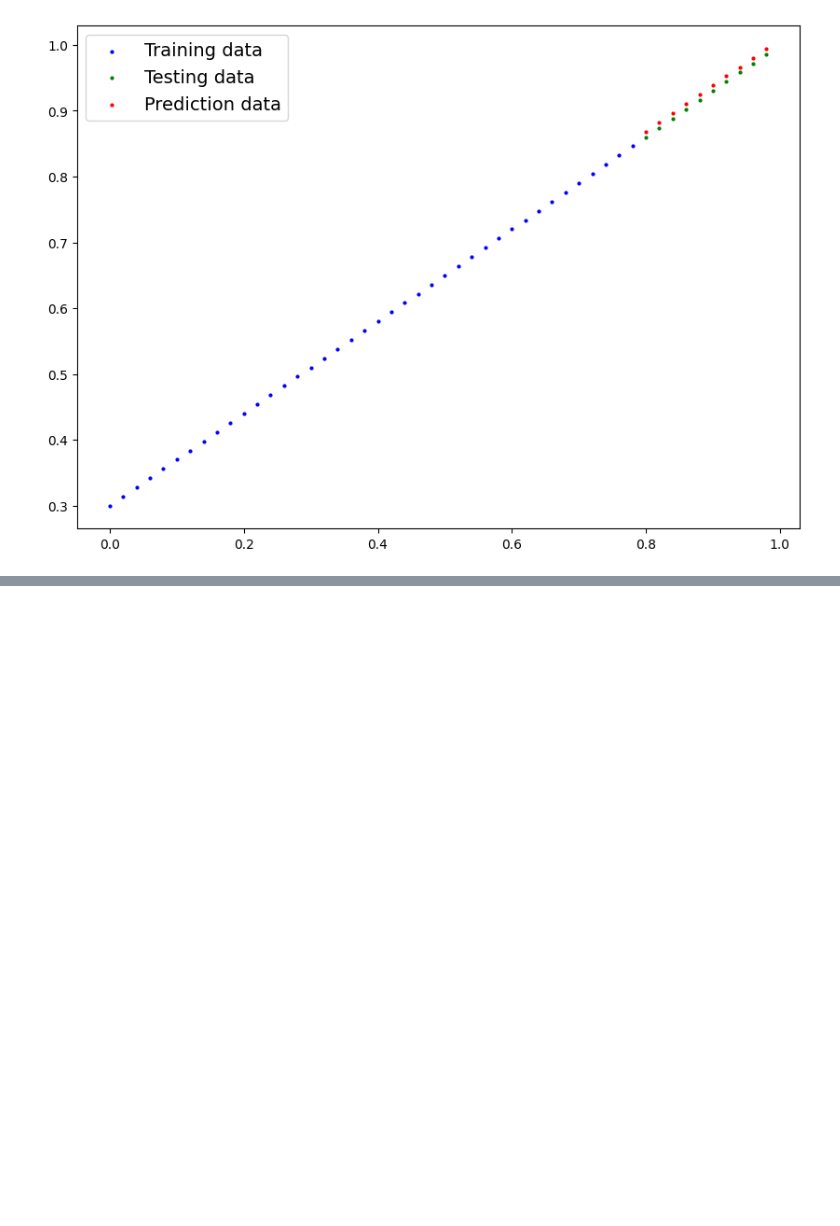
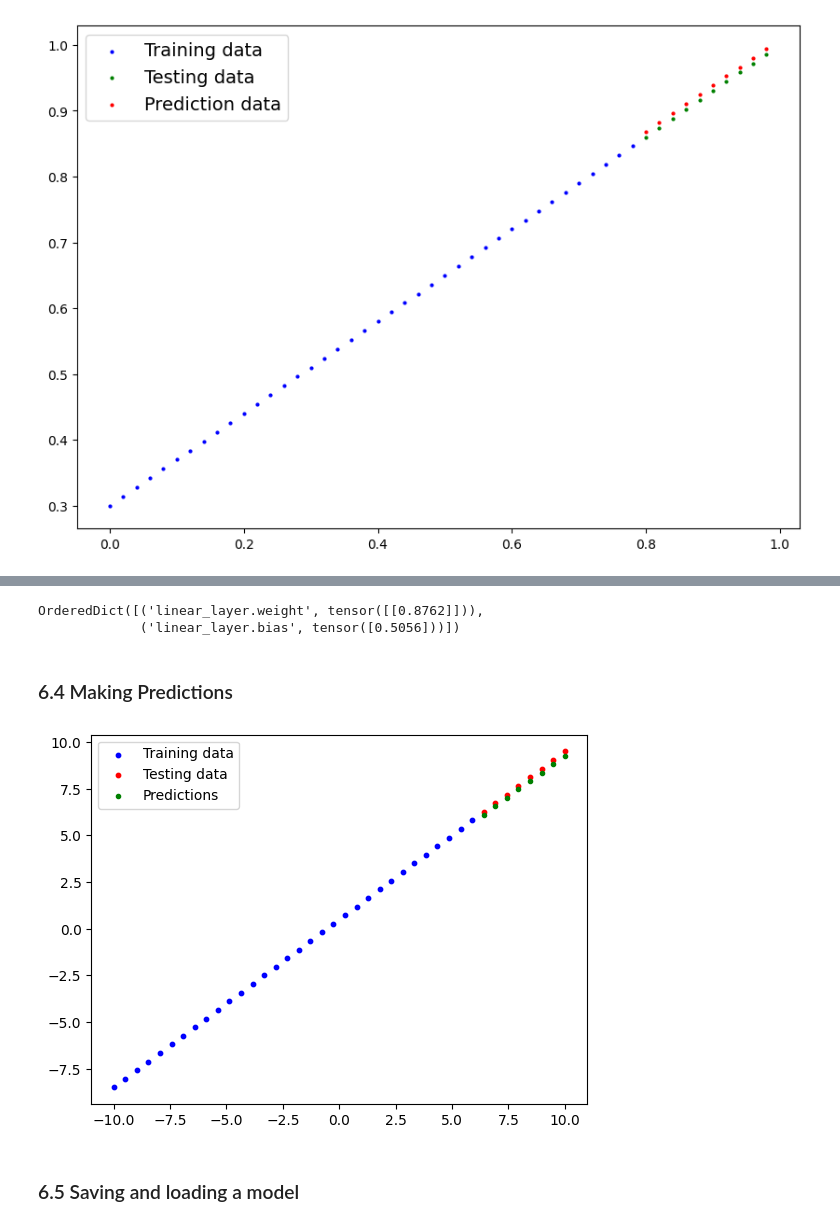
Before and after one commit to Chiranjeevi2001/introToDeepLearning, a Jupyter notebook: 01_pytorch_workflow.ipynb, the cells around one changed output, grey strips where cells are left out. Drawn from its saved outputs; the diff is of its cells as text; code cells hidden in the pictures; blank space fills up the shorter version.

```diff
--- a/01_pytorch_workflow.ipynb
+++ b/01_pytorch_workflow.ipynb
@@ -304,0 +459,32 @@ plot_prediction(predictions = y_preds_new)
+# %%
+# Setup loss function and optimizer
+loss_fn = nn.L1Loss()
+optimizer = torch.optim.SGD(params = model_1.parameters(), lr=0.01)
+# %%
+torch.manual_seed(42)
+epochs = 200
+
+for epoch in range(epochs):
+  model_1.train()
+
+  # 1. Forward pass
+  y_pred = model_1(x_train)
+  # 2. calculate loss
+  loss_value = loss_fn(y_pred, y_train)
+  # 3. Optimizer zero grad
+  optimizer.zero_grad()
+
+  # 4. perform backpropagation
+  loss_value.backward()
+
+  # 5. Optimizer step
+  optimizer.step()
+
+  ## Testing
+  model_1.eval()
+  with torch.inference_mode():
+    test_pred = model_1(x_test)
+    test_loss = loss_fn(test_pred, y_test)
+
+  if epoch%10 == 0:
+    print(f"Epoch:{epoch} Training loss:{loss_value} Testing loss:{test_loss} weights:{model_1.state_dict()}")
@@ -304,0 +512,15 @@ plot_prediction(predictions = y_preds_new)
+# %%
+model_1.state_dict()
+# %% [output]
+OrderedDict([('linear_layer.weight', tensor([[0.8762]])),
+             ('linear_layer.bias', tensor([0.5056]))])
+# %% [markdown]
+### 6.4 Making Predictions
+# %%
+with torch.inference_mode():
+  y_preds = model_1(x_test)
+plot_predictions(predictions=y_preds)
+# %% [output]
+[figure, added]
+# %% [markdown]
+### 6.5 Saving and loading a model
```
Also changed, not shown: parts of 28 cells of this notebook.
